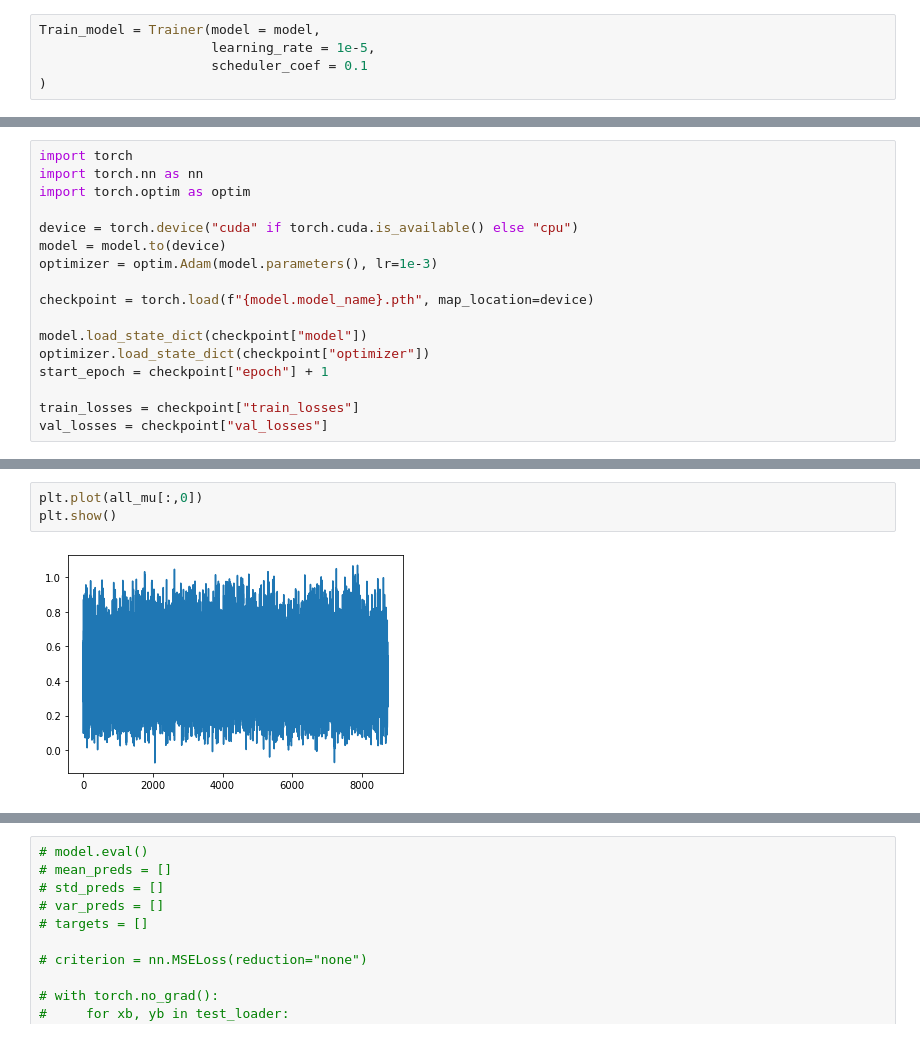
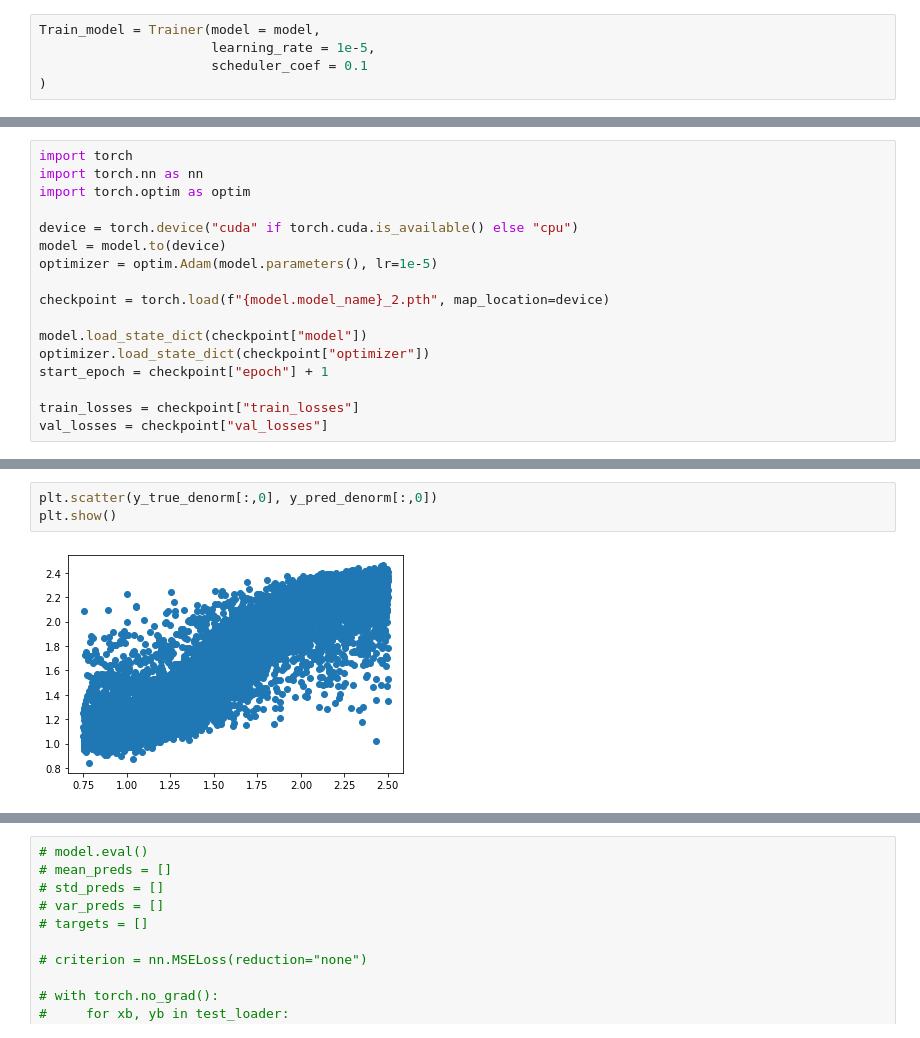
Before and after one commit to matthbatt/Deep-learning-gravitational-lensing, a Jupyter notebook: result.ipynb, the cells around one changed output, grey strips where cells are left out. Drawn from its saved outputs; the diff is of its cells as text.

```diff
--- a/result.ipynb
+++ b/result.ipynb
@@ -348,9 +342,9 @@ import torch.optim as optim
 
 device = torch.device("cuda" if torch.cuda.is_available() else "cpu")
 model = model.to(device)
-optimizer = optim.Adam(model.parameters(), lr=1e-3)
+optimizer = optim.Adam(model.parameters(), lr=1e-5)
 
-checkpoint = torch.load(f"{model.model_name}.pth", map_location=device)
+checkpoint = torch.load(f"{model.model_name}_2.pth", map_location=device)
 
 model.load_state_dict(checkpoint["model"])
 optimizer.load_state_dict(checkpoint["optimizer"])
@@ -501,5 +466,5 @@ y_pred_denorm = y_pred * (df_max - df_min) + df_min
 # %%
-plt.plot(all_mu[:,0])
+plt.scatter(y_true_denorm[:,0], y_pred_denorm[:,0])
 plt.show()
 # %% [output]
-[figure, old version]
+[figure, new version]
```
Also changed, not shown: parts of 22 cells of this notebook, 2 other files.
